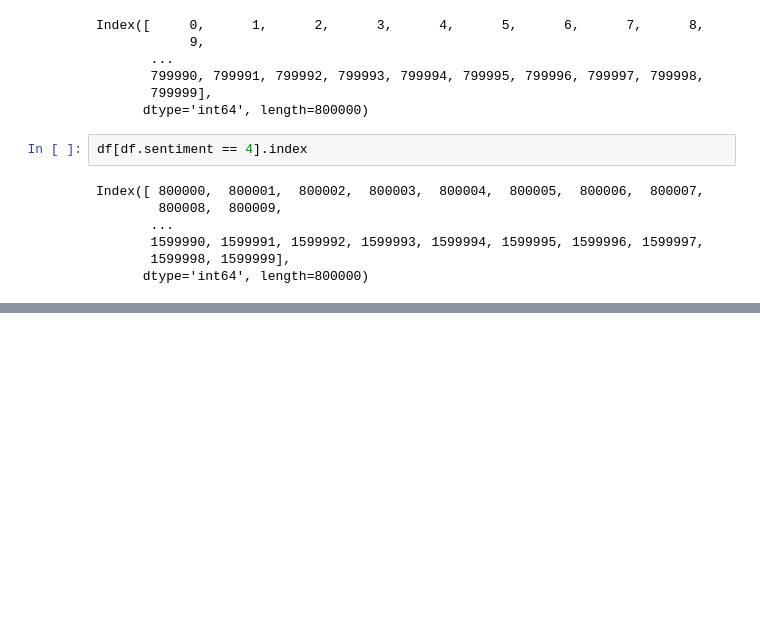
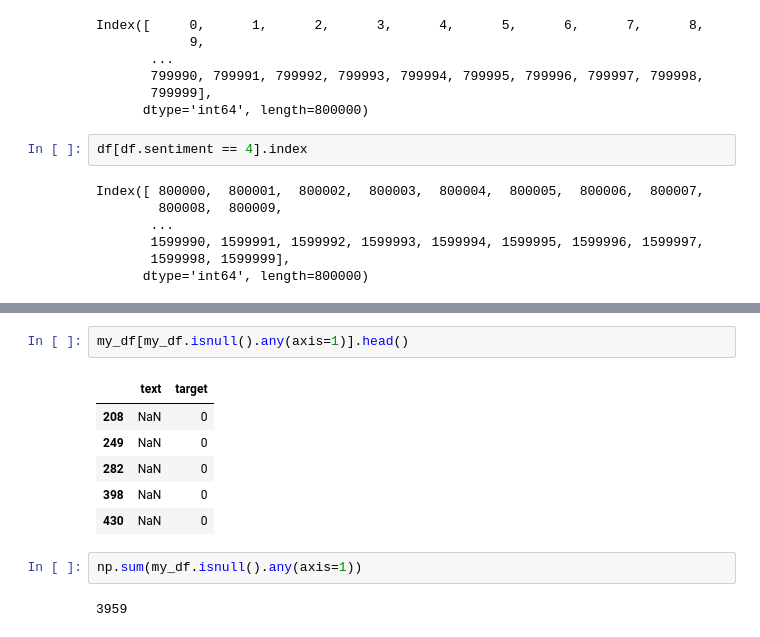
Before and after one commit to Zahra-Farsi/Searchable-Encryption, a Jupyter notebook: Searchable_Encryption_Sentiment_Analysis.ipynb, the cells around one changed output, grey strips where cells are left out. Cells and saved outputs as stored; diff of their text form; blank space fills up the shorter version.

```diff
--- a/Searchable_Encryption_Sentiment_Analysis.ipynb
+++ b/Searchable_Encryption_Sentiment_Analysis.ipynb
@@ -106,0 +231,13 @@ Index([ 800000,  800001,  800002,  800003,  800004,  800005,  800006,  800007,
+# %%
+my_df[my_df.isnull().any(axis=1)].head()
+# %% [output]
+|  | text | target |
+| 208 | NaN | 0 |
+| 249 | NaN | 0 |
+| 282 | NaN | 0 |
+| 398 | NaN | 0 |
+| 430 | NaN | 0 |
+# %%
+np.sum(my_df.isnull().any(axis=1))
+# %% [output]
+3959
```
Also changed, not shown: parts of 15 cells of this notebook.
